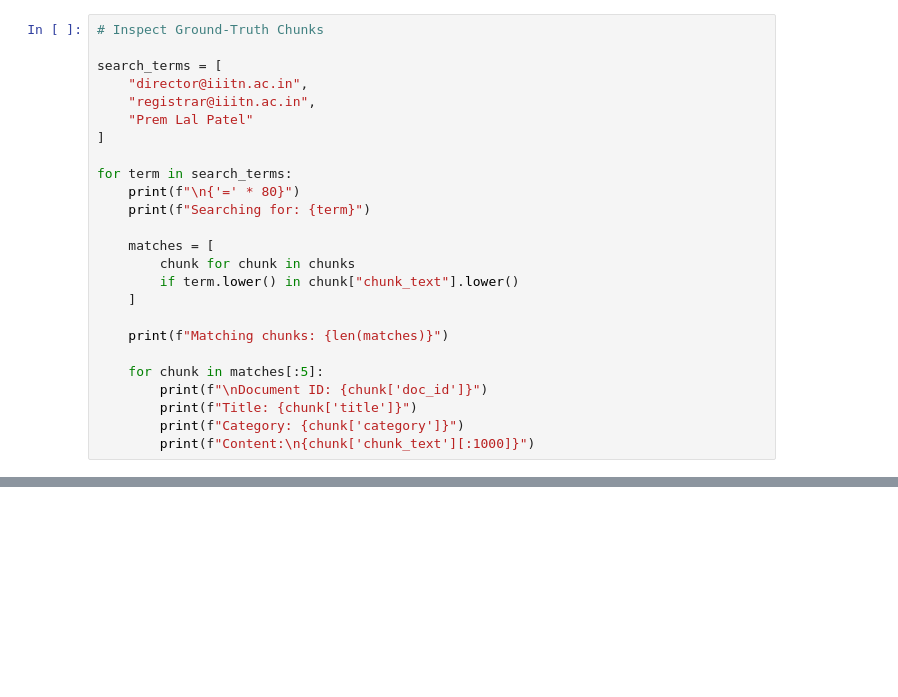
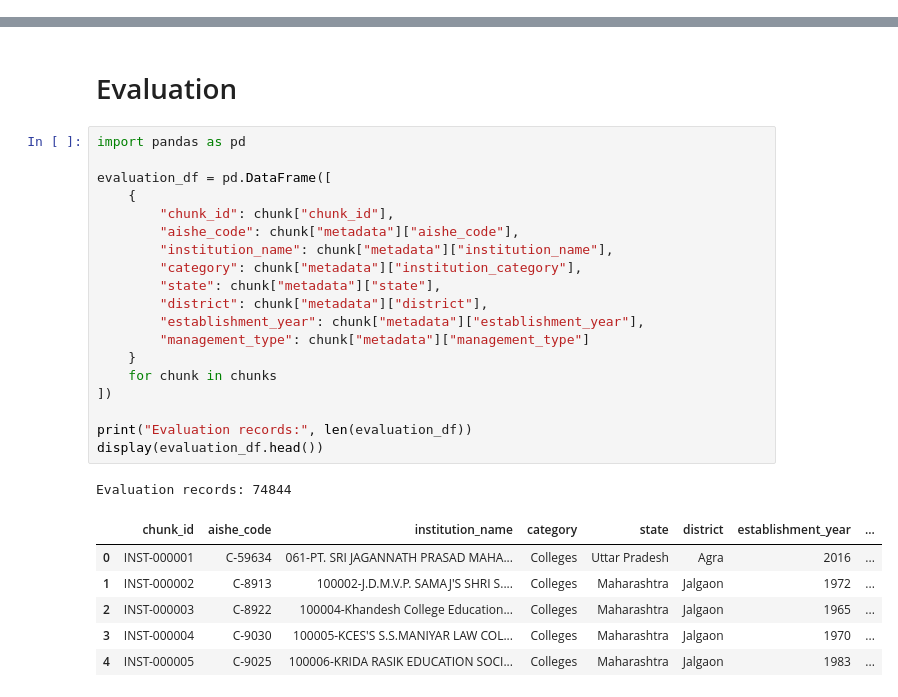
Before and after one commit to Mouryagna/College-Knowledge-Search, a Jupyter notebook: notebooks/hybrid_retreival.ipynb, the cells around one changed output, grey strips where cells are left out. Cells and saved outputs as stored; diff of their text form; blank space fills up the shorter version.

```diff
--- a/notebooks/hybrid_retreival.ipynb
+++ b/notebooks/hybrid_retreival.ipynb
@@ -664,25 +0,0 @@ BM25:
-# %%
-# Inspect Ground-Truth Chunks
-
-search_terms = [
-    "director@iiitn.ac.in",
-    "registrar@iiitn.ac.in",
-    "Prem Lal Patel"
-]
-
-for term in search_terms:
-    print(f"\n{'=' * 80}")
-    print(f"Searching for: {term}")
-
-    matches = [
-        chunk for chunk in chunks
-        if term.lower() in chunk["chunk_text"].lower()
-    ]
-
-    print(f"Matching chunks: {len(matches)}")
-
-    for chunk in matches[:5]:
-        print(f"\nDocument ID: {chunk['doc_id']}")
-        print(f"Title: {chunk['title']}")
-        print(f"Category: {chunk['category']}")
-        print(f"Content:\n{chunk['chunk_text'][:1000]}")
@@ -706,0 +500,29 @@ Kazakh Khasi Khmer Kiga Kikongo Kinyarwanda Kituba Kokborok Komi Konkani Korean
+# %% [markdown]
+# Evaluation
+# %%
+import pandas as pd
+
+evaluation_df = pd.DataFrame([
+    {
+        "chunk_id": chunk["chunk_id"],
+        "aishe_code": chunk["metadata"]["aishe_code"],
+        "institution_name": chunk["metadata"]["institution_name"],
+        "category": chunk["metadata"]["institution_category"],
+        "state": chunk["metadata"]["state"],
+        "district": chunk["metadata"]["district"],
+        "establishment_year": chunk["metadata"]["establishment_year"],
+        "management_type": chunk["metadata"]["management_type"]
+    }
+    for chunk in chunks
+])
+
+print("Evaluation records:", len(evaluation_df))
+display(evaluation_df.head())
+# %% [output]
+Evaluation records: 74844
+|  | chunk_id | aishe_code | institution_name | category | state | district | establishment_year | ... |
+| 0 | INST-000001 | C-59634 | 061-PT. SRI JAGANNATH PRASAD MAHA... | Colleges | Uttar Pradesh | Agra | 2016 | ... |
+| 1 | INST-000002 | C-8913 | 100002-J.D.M.V.P. SAMAJ'S SHRI S.... | Colleges | Maharashtra | Jalgaon | 1972 | ... |
+| 2 | INST-000003 | C-8922 | 100004-Khandesh College Education... | Colleges | Maharashtra | Jalgaon | 1965 | ... |
+| 3 | INST-000004 | C-9030 | 100005-KCES'S S.S.MANIYAR LAW COL... | Colleges | Maharashtra | Jalgaon | 1970 | ... |
+| 4 | INST-000005 | C-9025 | 100006-KRIDA RASIK EDUCATION SOCI... | Colleges | Maharashtra | Jalgaon | 1983 | ... |
```
Also changed, not shown: parts of 41 cells of this notebook, 1 other file.
